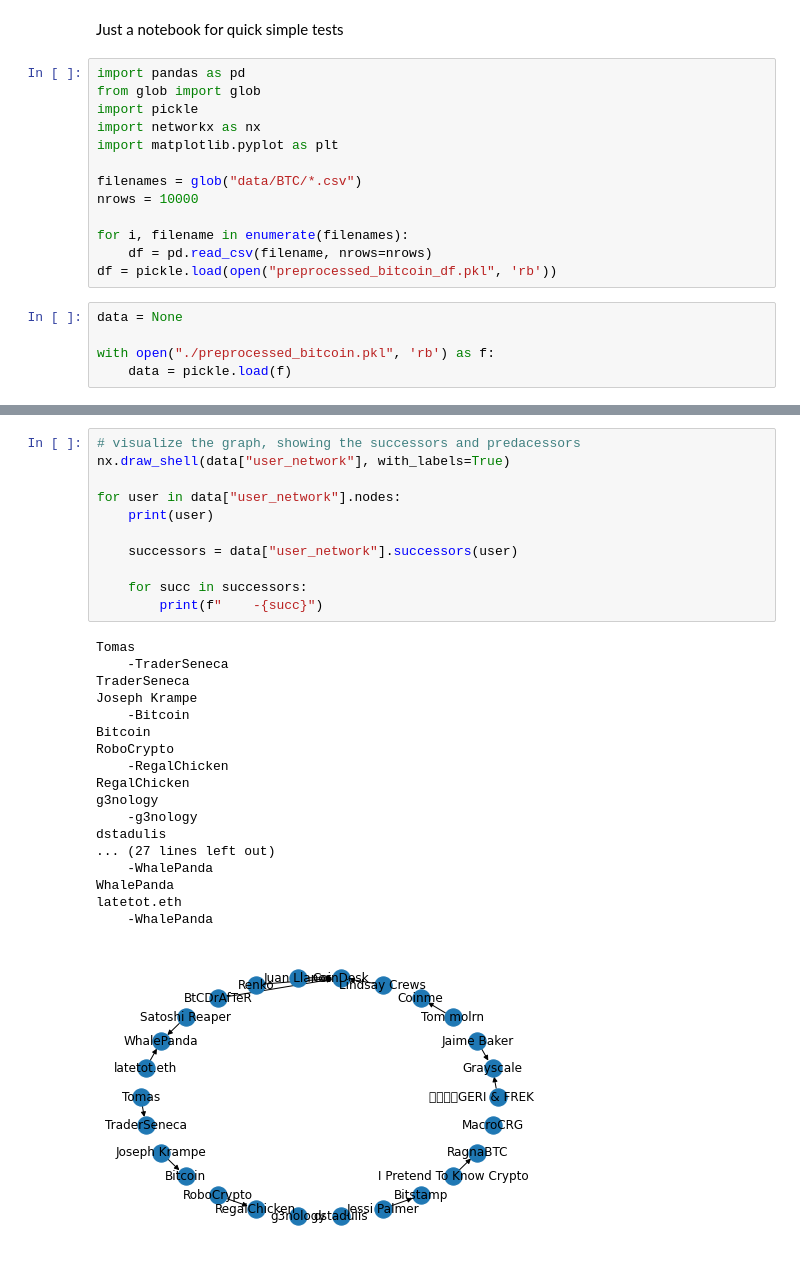
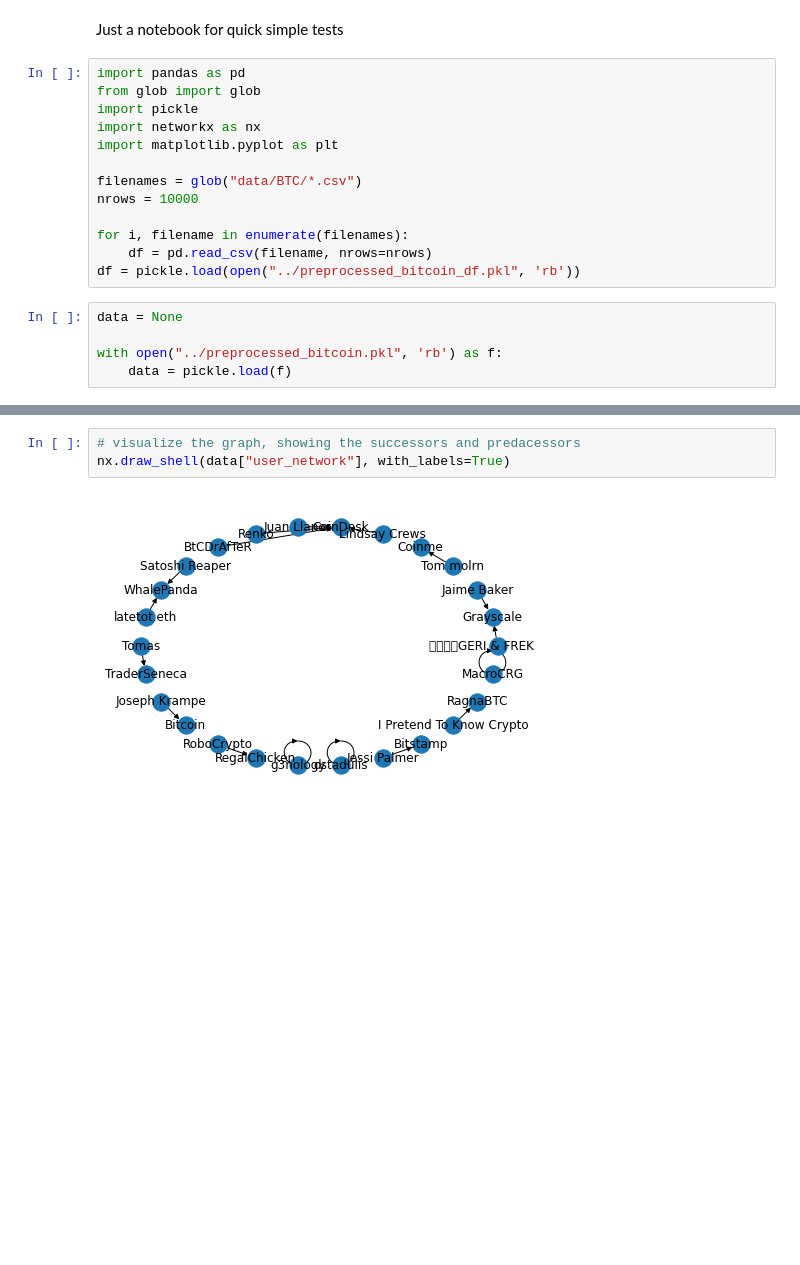
Before and after one commit to mdloucks/topic_modeling_research, a Jupyter notebook: testing/testing.ipynb, the cells around one changed output, grey strips where cells are left out. Drawn from its saved outputs; the diff is of its cells as text; blank space fills up the shorter version.

```diff
--- a/testing/testing.ipynb
+++ b/testing/testing.ipynb
@@ -12,9 +12,9 @@ nrows = 10000
 
 for i, filename in enumerate(filenames):
     df = pd.read_csv(filename, nrows=nrows)
-df = pickle.load(open("preprocessed_bitcoin_df.pkl", 'rb'))
+df = pickle.load(open("../preprocessed_bitcoin_df.pkl", 'rb'))
 # %%
 data = None
 
-with open("./preprocessed_bitcoin.pkl", 'rb') as f:
+with open("../preprocessed_bitcoin.pkl", 'rb') as f:
     data = pickle.load(f)
@@ -39,33 +21,8 @@ with open("./preprocessed_bitcoin.pkl", 'rb') as f:
 # %%
 # visualize the graph, showing the successors and predacessors
 nx.draw_shell(data["user_network"], with_labels=True)
-
-for user in data["user_network"].nodes:
-    print(user)
-
-    successors = data["user_network"].successors(user)
-
-    for succ in successors:
-        print(f"    -{succ}")
 # %% [output]
-Tomas
-    -TraderSeneca
-TraderSeneca
-Joseph Krampe
-    -Bitcoin
-Bitcoin
-RoboCrypto
-    -RegalChicken
-RegalChicken
-g3nology
-    -g3nology
-dstadulis
-... (27 lines left out)
-    -WhalePanda
-WhalePanda
-latetot.eth
-    -WhalePanda
-[figure, old version]
+[figure, new version]
 # %%
 # %% [output]
 |  | created_at | favorite_count | id | in_reply_to_screen_name | in_reply_to_user_id | retweet_count | ... |
```
Also changed, not shown: parts of 1 cell of this notebook, 6 other files.
